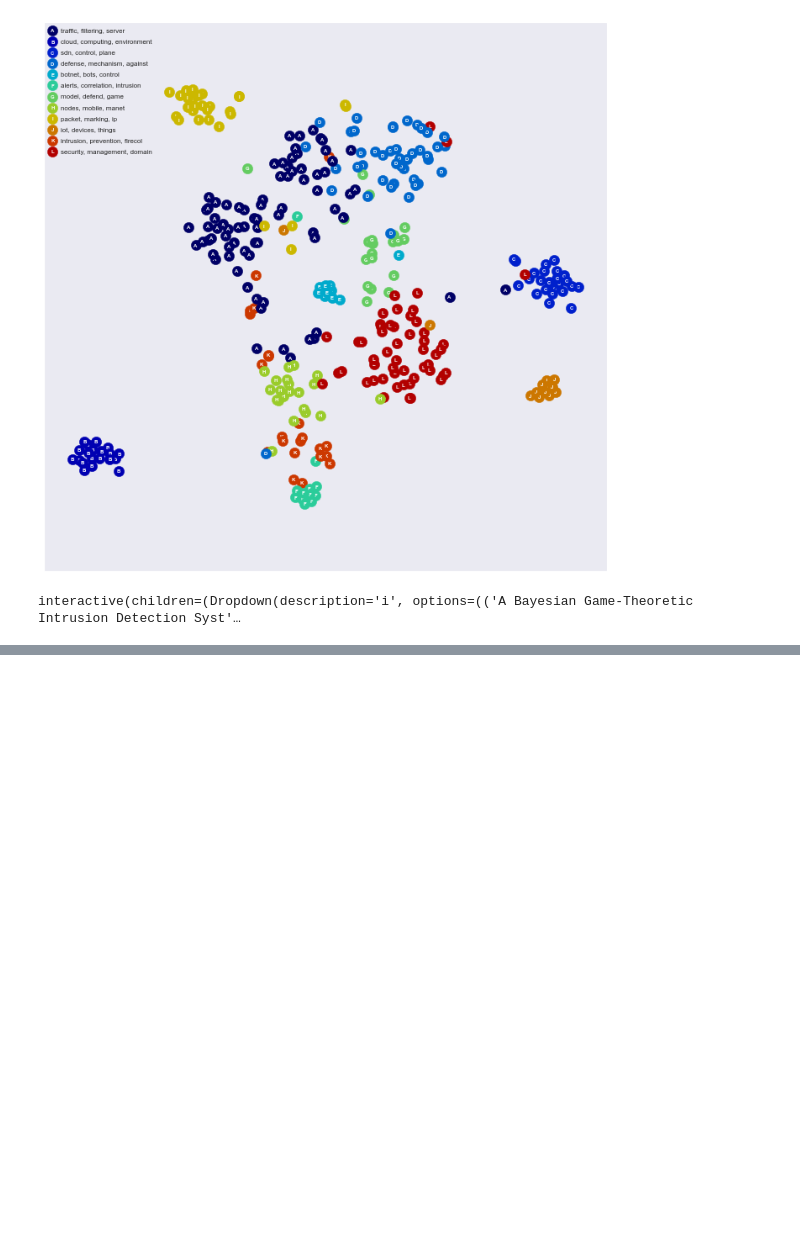
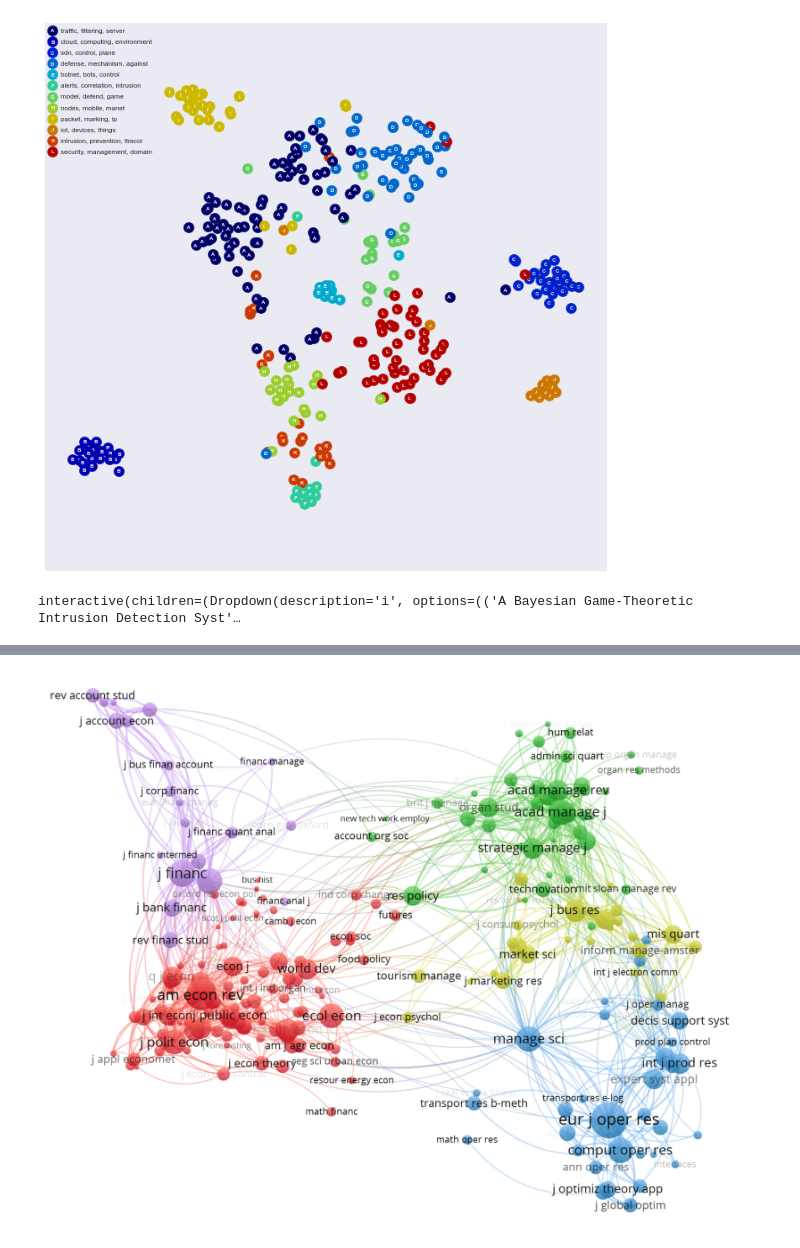
Before and after one commit to LMBertholdo/coop_bibliometric, a Jupyter notebook: coop.ipynb, the cells around one changed output, grey strips where cells are left out. Saved outputs shown, nothing was run; the diff lists cells and outputs as text; code cells hidden in the pictures; blank space fills up the shorter version.

Commit message:
vosviewer

```diff
--- a/coop.ipynb
+++ b/coop.ipynb
@@ -890,0 +890,5 @@ print ('Citations\n', plum)
+# %%
+from IPython.display import Image
+Image(filename='vosviewer.png')
+# %% [output]
+[figure, added]
```
Also changed, not shown: parts of 2 cells of this notebook.
